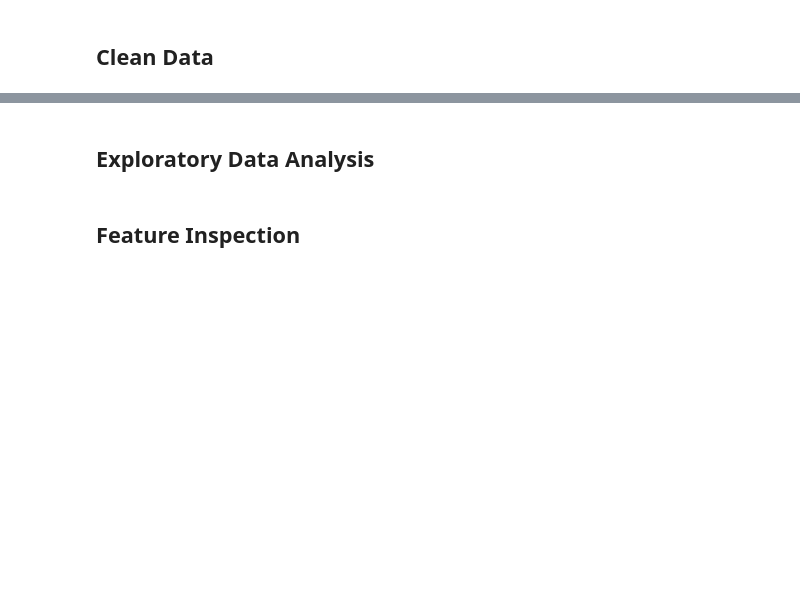
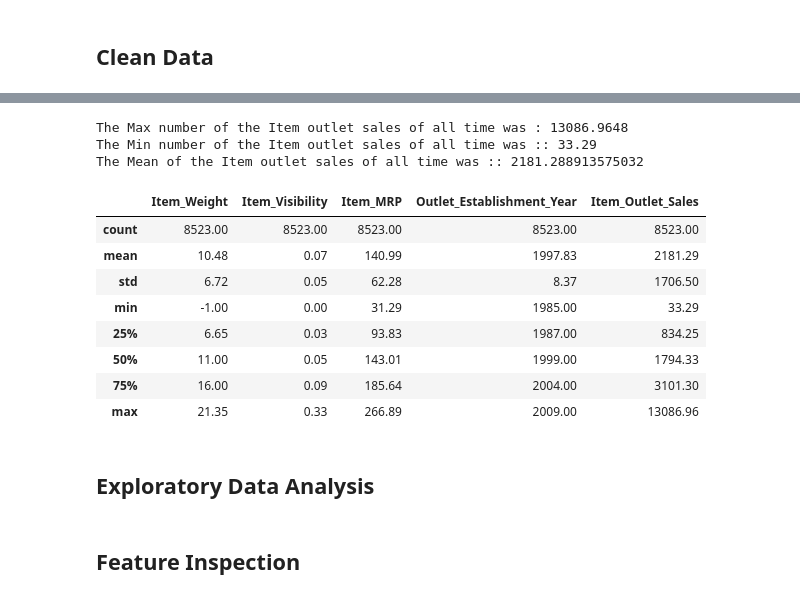
Before and after one commit to KamalRiad90/Prediction-of-Product-Sales, a Jupyter notebook: Prediction_of_Product_Sales.ipynb, the cells around one changed output, grey strips where cells are left out. Drawn from its saved outputs; the diff is of its cells as text; code cells hidden in the pictures; blank space fills up the shorter version.

```diff
--- a/Prediction_of_Product_Sales.ipynb
+++ b/Prediction_of_Product_Sales.ipynb
@@ -13,3 +192,26 @@
+# %%
+Item_Outlet_sales_max=df['Item_Outlet_Sales'].max()
+Item_Outlet_sales_min=df['Item_Outlet_Sales'].min()
+Item_Outlet_sales_mean=df['Item_Outlet_Sales'].mean()
+print(f'The Max number of the Item outlet sales of all time was : {Item_Outlet_sales_max}')
+print(f'The Min number of the Item outlet sales of all time was :: {Item_Outlet_sales_min}')
+print(f'The Mean of the Item outlet sales of all time was :: {Item_Outlet_sales_mean}')
+# %% [output]
+The Max number of the Item outlet sales of all time was : 13086.9648
+The Min number of the Item outlet sales of all time was :: 33.29
+The Mean of the Item outlet sales of all time was :: 2181.288913575032
+# %%
+df.describe().round(2)
+# %% [output]
+|  | Item_Weight | Item_Visibility | Item_MRP | Outlet_Establishment_Year | Item_Outlet_Sales |
+| count | 8523.00 | 8523.00 | 8523.00 | 8523.00 | 8523.00 |
+| mean | 10.48 | 0.07 | 140.99 | 1997.83 | 2181.29 |
+| std | 6.72 | 0.05 | 62.28 | 8.37 | 1706.50 |
+| min | -1.00 | 0.00 | 31.29 | 1985.00 | 33.29 |
+| 25% | 6.65 | 0.03 | 93.83 | 1987.00 | 834.25 |
+| 50% | 11.00 | 0.05 | 143.01 | 1999.00 | 1794.33 |
+| 75% | 16.00 | 0.09 | 185.64 | 2004.00 | 3101.30 |
+| max | 21.35 | 0.33 | 266.89 | 2009.00 | 13086.96 |
 # %% [markdown]
 ## Exploratory Data Analysis
 # %% [markdown]
```
Also changed, not shown: parts of 14 cells of this notebook.
